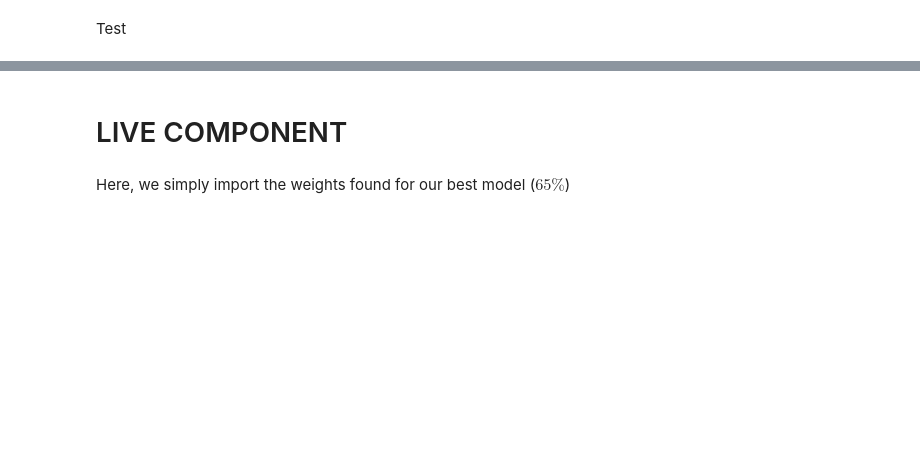
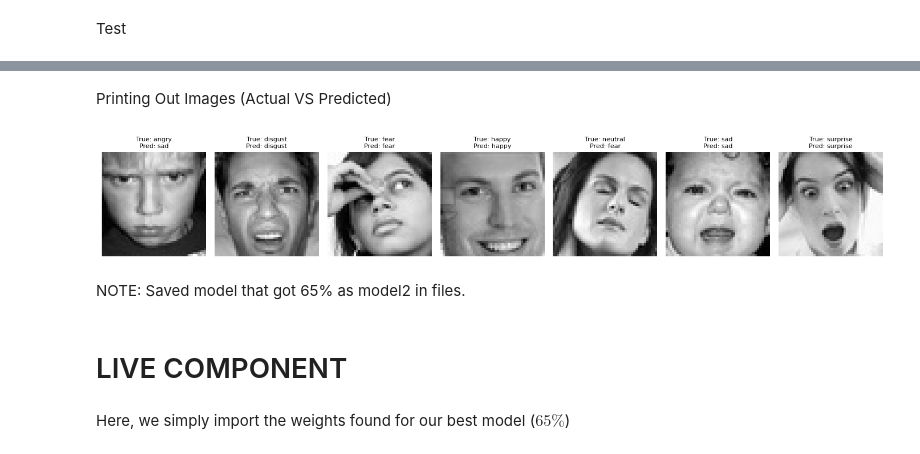
Before and after one commit to javiergd64/phys417final, a Jupyter notebook: final_template/Lab9_Template-with-other-implementation.ipynb, the cells around one changed output, grey strips where cells are left out. Saved outputs shown, nothing was run; the diff lists cells and outputs as text; code cells hidden in the pictures; blank space fills up the shorter version.

```diff
--- a/final_template/Lab9_Template-with-other-implementation.ipynb
+++ b/final_template/Lab9_Template-with-other-implementation.ipynb
@@ -433,3 +439,21 @@ Accuracy of surprise: 79.12%
+# %% [markdown]
+Printing Out Images (Actual VS Predicted)
+# %%
+test_data_display = (test_features * 255.0).astype(np.uint8).reshape(-1, 48, 48)
+fig, axes = plt.subplots(1, 7, figsize=(14, 3))
+
+for i in range(7):
+    idx = np.where(tt == i)[0][0]  # first instance of class i
+
+    axes[i].imshow(test_data_display[idx], cmap="gray")
+    axes[i].set_title(f"True: {c[tt[idx]]}\nPred: {c[pt[idx]]}", fontsize=8)
+    axes[i].axis("off")
+plt.tight_layout()
+plt.show()
+# %% [output]
+[figure, added]
+# %% [markdown]
+NOTE: Saved model that got 65% as model2 in files.
 # %%
 # Saving the model so it can be loaded for use later
 #torch.save(model.state_dict(), "model2.pth")
```
Also changed, not shown: parts of 6 cells of this notebook, 3 other files.
